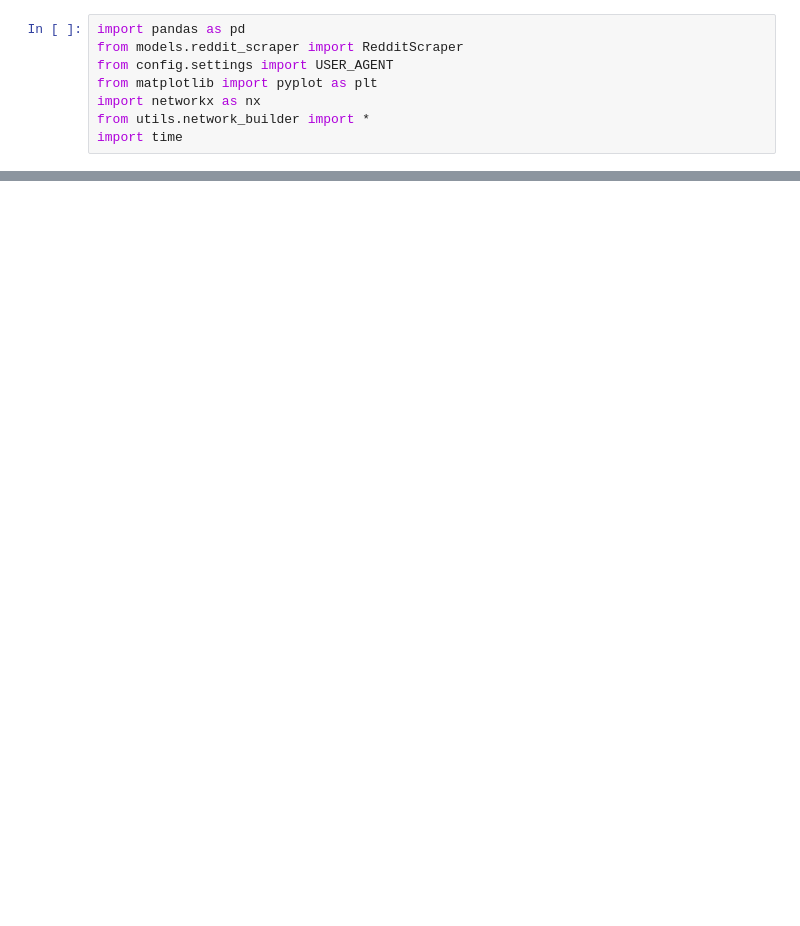
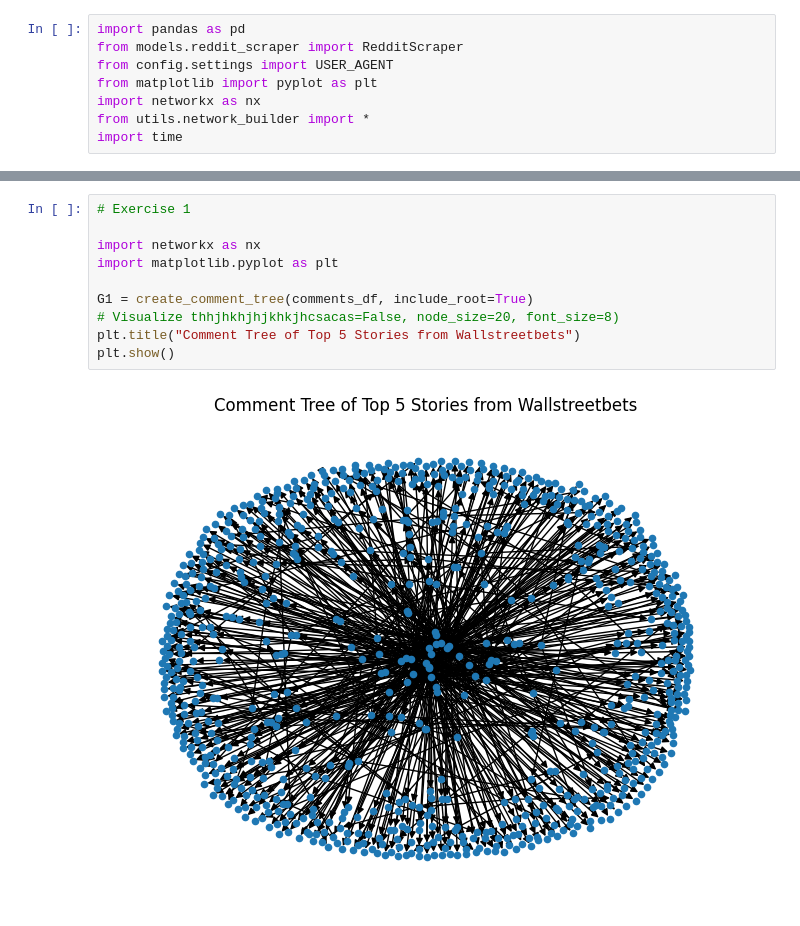
Before and after one commit to yingslim/oii-fsds-textanalysis, a Jupyter notebook: week4day2_lab.ipynb, the cells around one changed output, grey strips where cells are left out. Drawn from its saved outputs; the diff is of its cells as text; blank space fills up the shorter version.

```diff
--- a/week4day2_lab.ipynb
+++ b/week4day2_lab.ipynb
@@ -180,0 +188,12 @@ NikoKun - Tencreed: 4.472
+# %%
+# Exercise 1
+
+import networkx as nx
+import matplotlib.pyplot as plt
+
+G1 = create_comment_tree(comments_df, include_root=True)
+# Visualize thhjhkhjhjkhkjhcsacas=False, node_size=20, font_size=8)
+plt.title("Comment Tree of Top 5 Stories from Wallstreetbets")
+plt.show()
+# %% [output]
+[figure, added]
```
Also changed, not shown: parts of 9 cells of this notebook.
